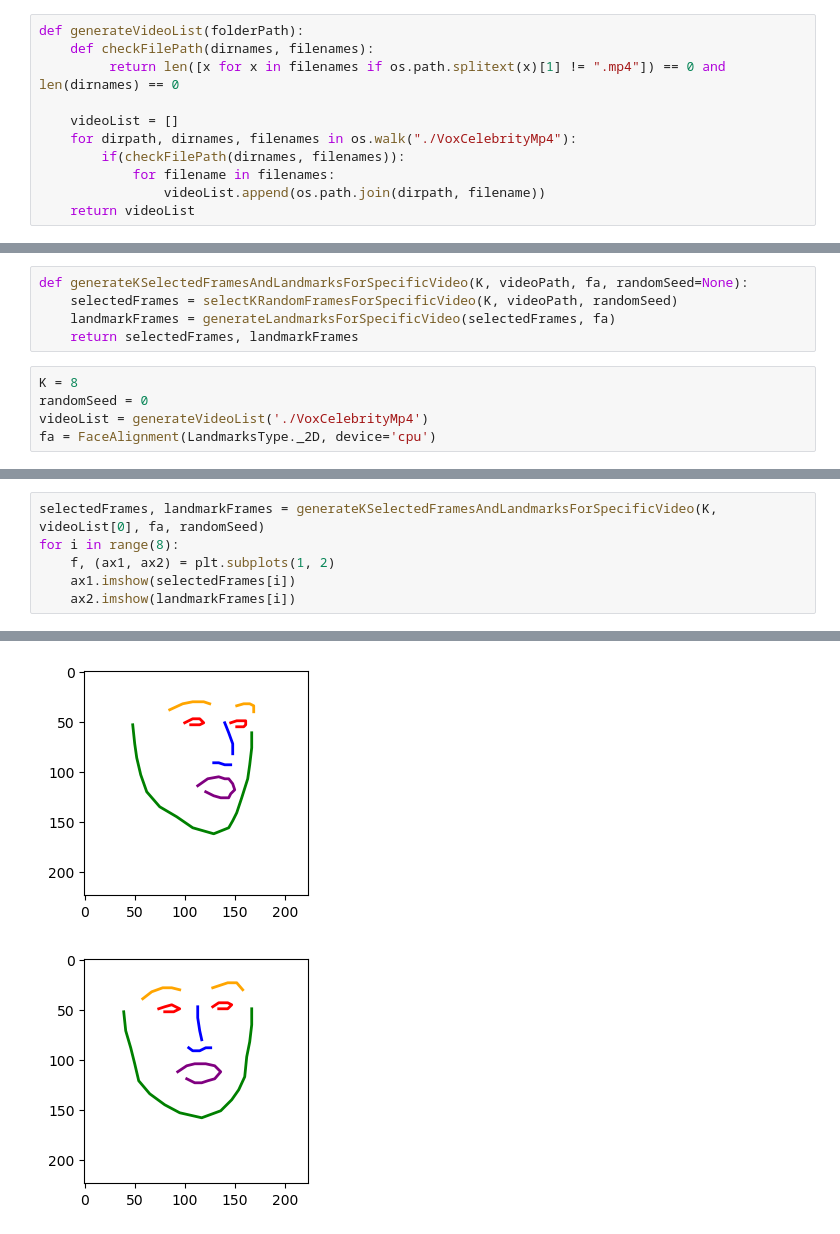
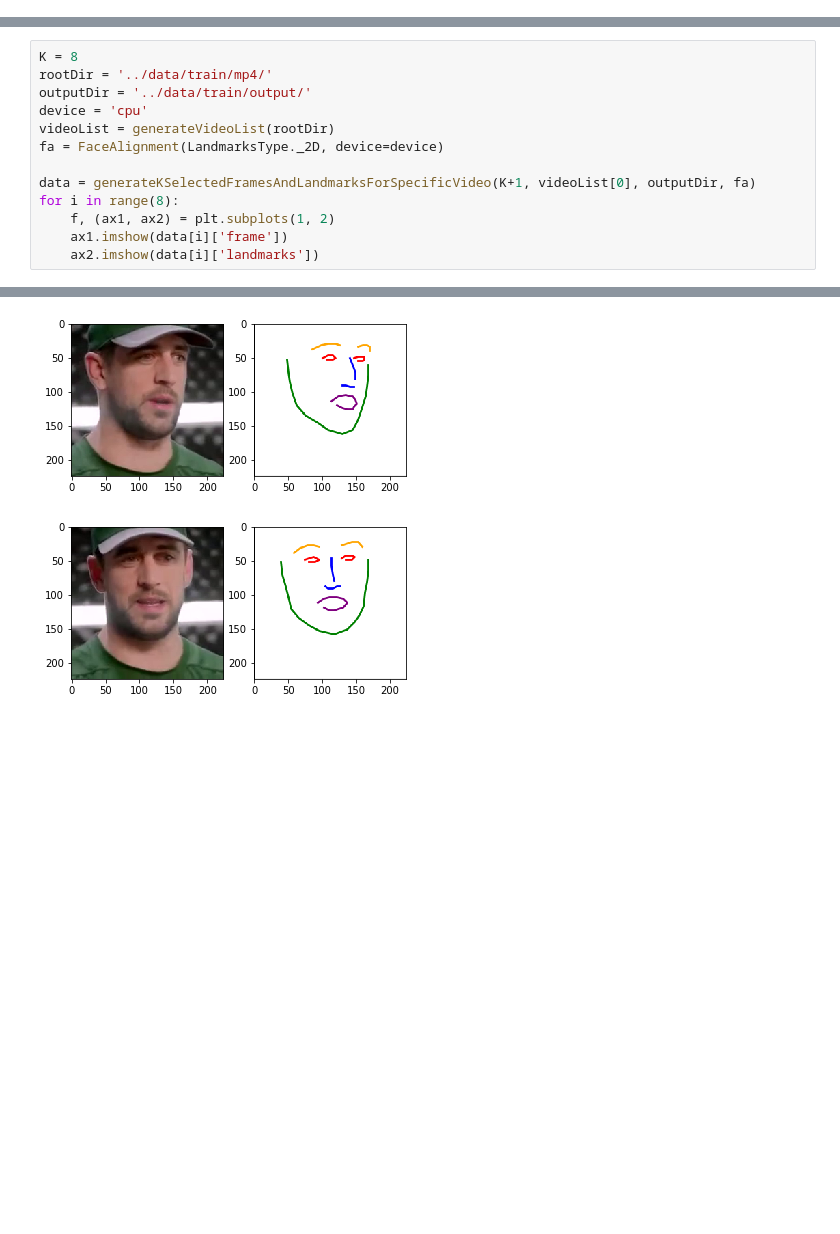
Before and after one commit to KrisHan999/Few-Shot-Talking-Head-Model, a Jupyter notebook: dataset/processVoxCelDataset.ipynb, the cells around one changed output, grey strips where cells are left out. Drawn from its saved outputs; the diff is of its cells as text; blank space fills up the shorter version.

```diff
--- a/dataset/processVoxCelDataset.ipynb
+++ b/dataset/processVoxCelDataset.ipynb
@@ -6,13 +7,2 @@ import numpy as np
 from face_alignment import FaceAlignment, LandmarksType
 import os
-# %%
-def generateVideoList(folderPath):
-    def checkFilePath(dirnames, filenames):
-         return len([x for x in filenames if os.path.splitext(x)[1] != ".mp4"]) == 0 and len(dirnames) == 0
-
-    videoList = []
-    for dirpath, dirnames, filenames in os.walk("./VoxCelebrityMp4"):
-        if(checkFilePath(dirnames, filenames)):
-            for filename in filenames:
-                videoList.append(os.path.join(dirpath, filename))
-    return videoList
@@ -80,10 +8,0 @@ def generateLandmarksForSpecificVideo(frames, fa):
-# %%
-def generateKSelectedFramesAndLandmarksForSpecificVideo(K, videoPath, fa, randomSeed=None):
-    selectedFrames = selectKRandomFramesForSpecificVideo(K, videoPath, randomSeed)
-    landmarkFrames = generateLandmarksForSpecificVideo(selectedFrames, fa)
-    return selectedFrames, landmarkFrames
-# %%
-K = 8
-randomSeed = 0
-videoList = generateVideoList('./VoxCelebrityMp4')
-fa = FaceAlignment(LandmarksType._2D, device='cpu')
@@ -90,7 +144,14 @@ fa = FaceAlignment(LandmarksType._2D, device='cpu')
 # %%
-selectedFrames, landmarkFrames = generateKSelectedFramesAndLandmarksForSpecificVideo(K, videoList[0], fa, randomSeed)
+K = 8
+rootDir = '../data/train/mp4/'
+outputDir = '../data/train/output/'
+device = 'cpu'
+videoList = generateVideoList(rootDir)
+fa = FaceAlignment(LandmarksType._2D, device=device)
+
+data = generateKSelectedFramesAndLandmarksForSpecificVideo(K+1, videoList[0], outputDir, fa)
 for i in range(8):
     f, (ax1, ax2) = plt.subplots(1, 2)
-    ax1.imshow(selectedFrames[i])
-    ax2.imshow(landmarkFrames[i])
+    ax1.imshow(data[i]['frame'])
+    ax2.imshow(data[i]['landmarks'])
 # %% [output]
@@ -101,2 +162,2 @@ for i in range(8):
-[figure, old version]
+[figure, new version]
-[figure, old version]
+[figure, new version]
```
Also changed, not shown: parts of 6 cells of this notebook, 4 other files.
